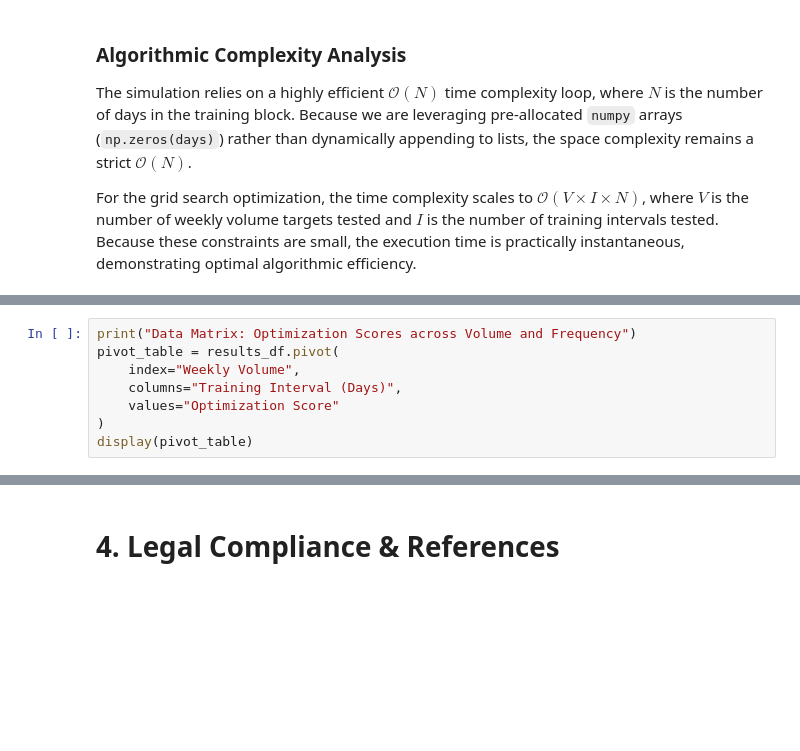
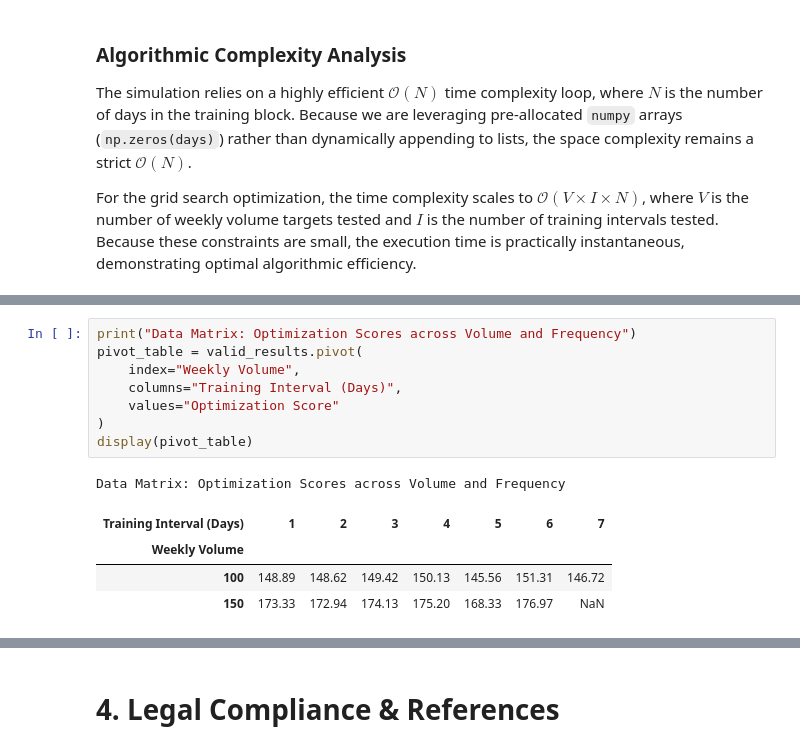
Before and after one commit to AlexGekov/hypertrophy-and-fatigue, a Jupyter notebook: hypertrophy_model.ipynb, the cells around one changed output, grey strips where cells are left out. Cells and saved outputs as stored; diff of their text form; blank space fills up the shorter version.

```diff
--- a/hypertrophy_model.ipynb
+++ b/hypertrophy_model.ipynb
@@ -137,9 +159,15 @@ display(results_df.sort_values(by="Optimization Score", ascending=False).head(10
 # %%
 print("Data Matrix: Optimization Scores across Volume and Frequency")
-pivot_table = results_df.pivot(
+pivot_table = valid_results.pivot(
     index="Weekly Volume",
     columns="Training Interval (Days)",
     values="Optimization Score"
 )
 display(pivot_table)
+# %% [output]
+Data Matrix: Optimization Scores across Volume and Frequency
+| Training Interval (Days) | 1 | 2 | 3 | 4 | 5 | 6 | 7 |
+| Weekly Volume |  |  |  |  |  |  |  |
+| 100 | 148.89 | 148.62 | 149.42 | 150.13 | 145.56 | 151.31 | 146.72 |
+| 150 | 173.33 | 172.94 | 174.13 | 175.20 | 168.33 | 176.97 | NaN |
 # %%
```
Also changed, not shown: parts of 9 cells of this notebook, 1 other file.
